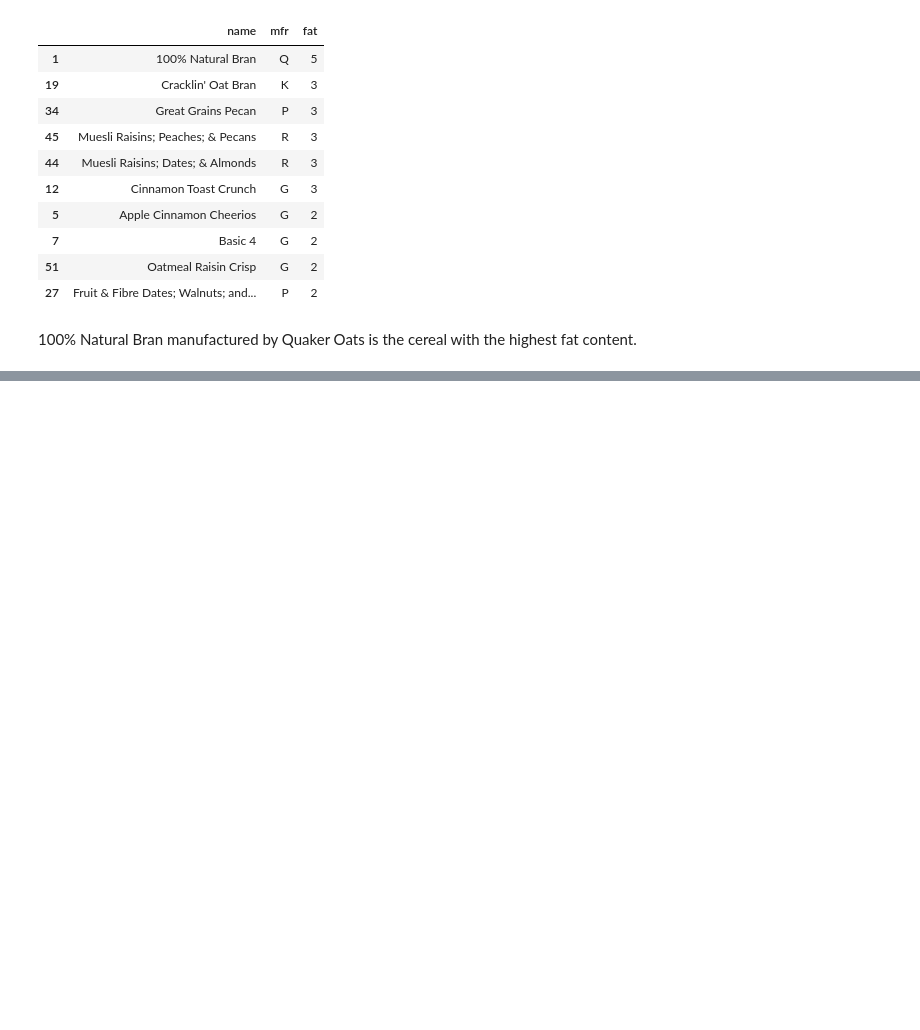
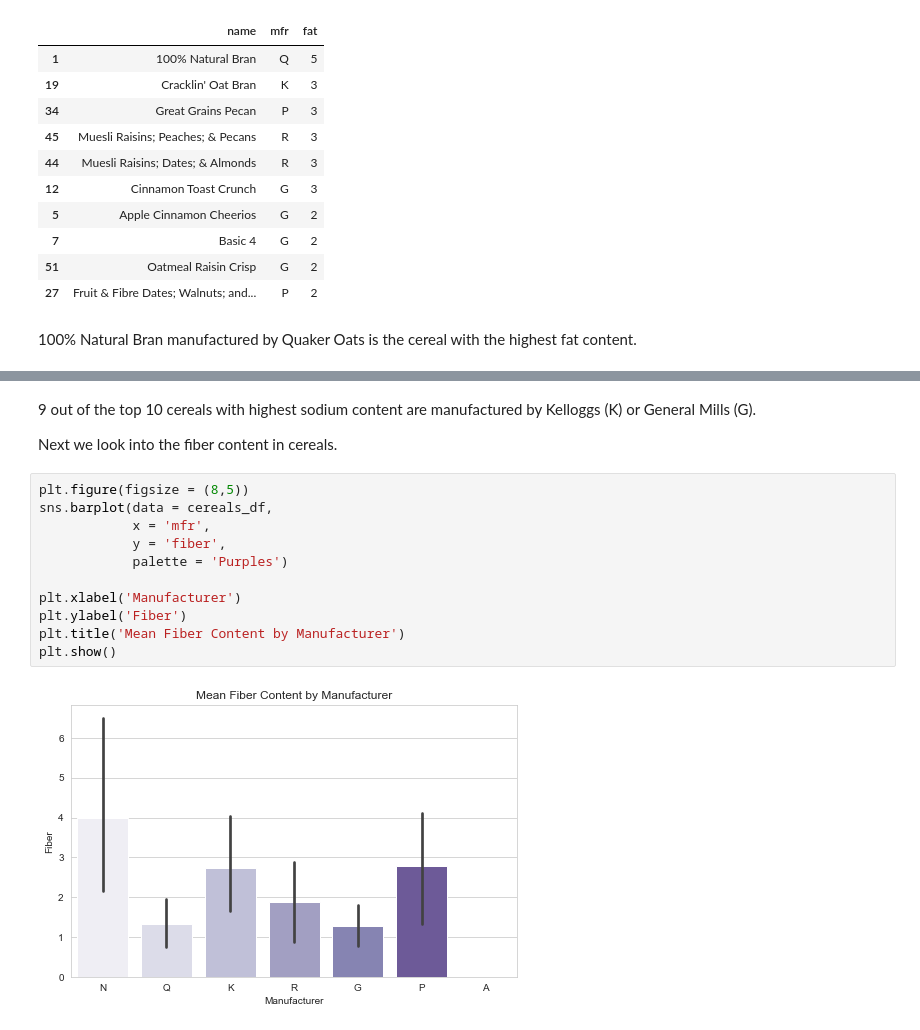
Before and after one commit to ayg15/cereals, a Jupyter notebook: Cereals EDA.ipynb, the cells around one changed output, grey strips where cells are left out. Cells and saved outputs as stored; diff of their text form; blank space fills up the shorter version.

```diff
--- a/Cereals EDA.ipynb
+++ b/Cereals EDA.ipynb
@@ -349,0 +412,17 @@ cereals_df.sort_values(by = 'fat', ascending = False).head(10)[['name','mfr','fa
+# %% [markdown]
+9 out of the top 10 cereals with highest sodium content are manufactured by Kelloggs (K) or General Mills (G).
+
+Next we look into the fiber content in cereals.
+# %%
+plt.figure(figsize = (8,5))
+sns.barplot(data = cereals_df,
+            x = 'mfr',
+            y = 'fiber',
+            palette = 'Purples')
+
+plt.xlabel('Manufacturer')
+plt.ylabel('Fiber')
+plt.title('Mean Fiber Content by Manufacturer')
+plt.show()
+# %% [output]
+[figure, added]
```
Also changed, not shown: parts of 27 cells of this notebook.
